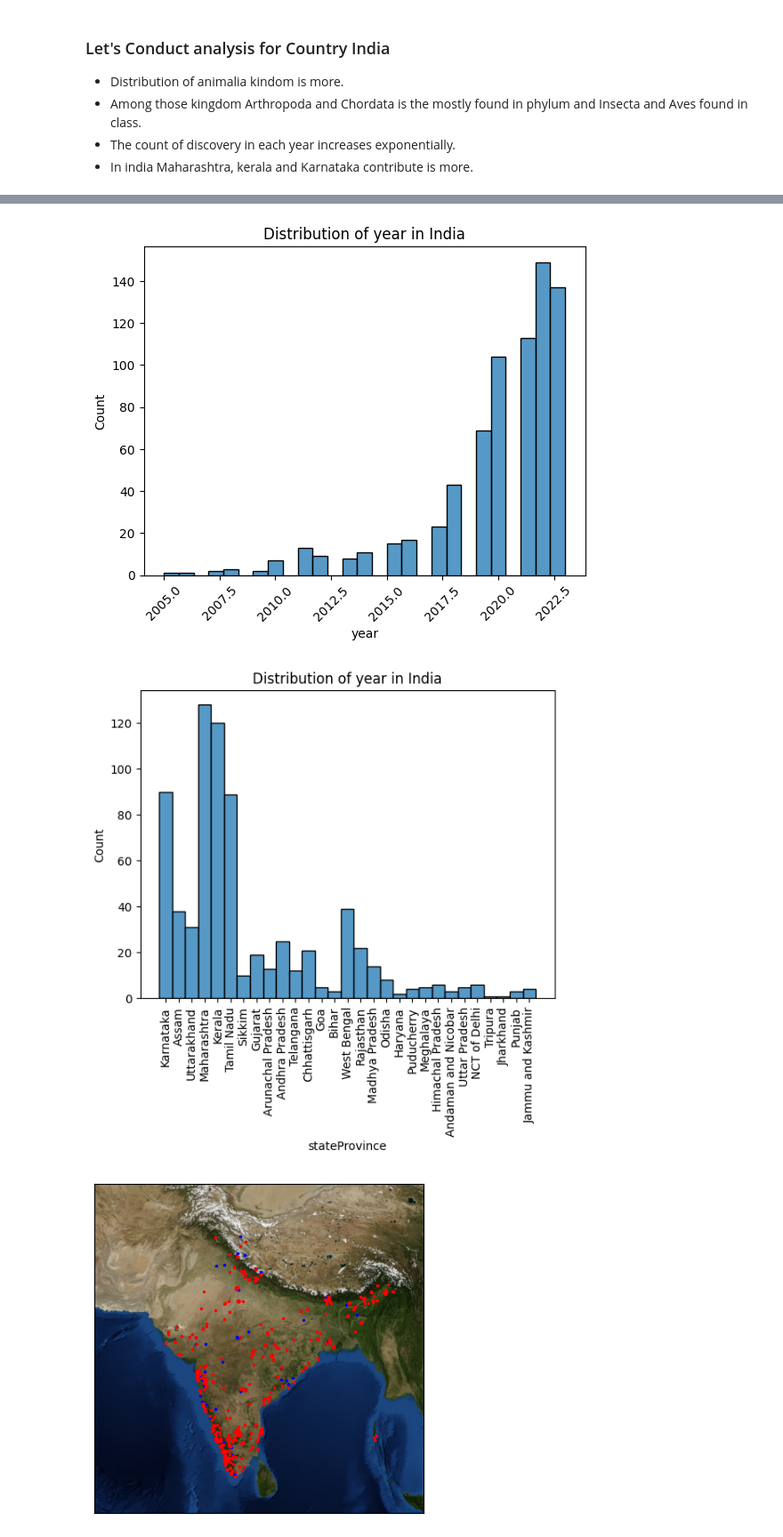
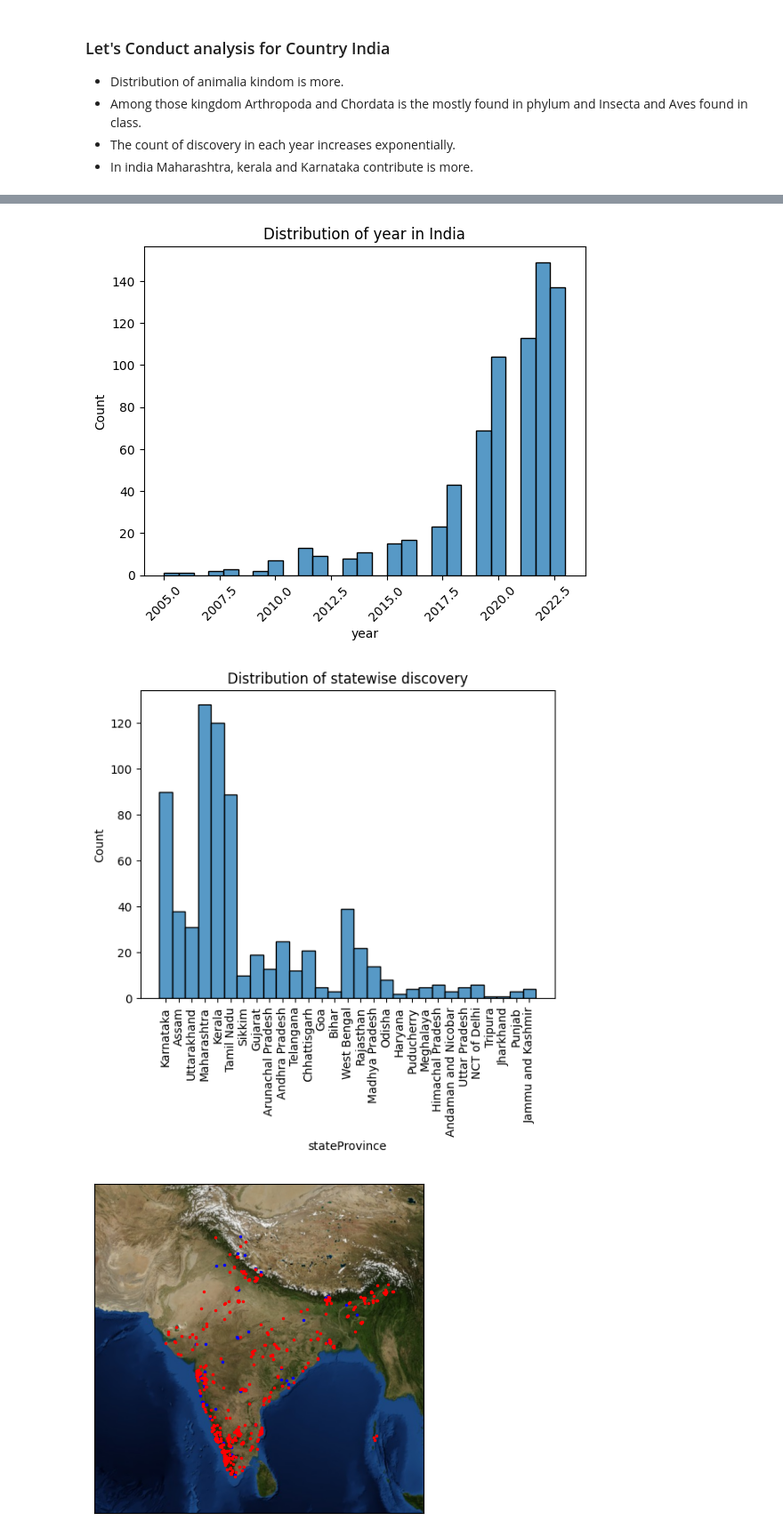
Before and after one commit to kunalgokhe/Analysis-on-observation-of-species, a Jupyter notebook: Code.ipynb, the cells around one changed output, grey strips where cells are left out. Shown at 89% size. Saved outputs shown, nothing was run; the diff lists cells and outputs as text; code cells hidden in the pictures.

```diff
--- a/Code.ipynb
+++ b/Code.ipynb
@@ -122,35 +123,35 @@ ani.save('op.gif')
 # %%
 data_india=data_cleaned[data_cleaned.countryCode=="IN"]
 
 sns.histplot(data_india['kingdom'])
 plt.title('Distribution of kingdom in India')
 plt.show()
 
 sns.histplot(data_india['phylum'])
 plt.xticks(rotation=45)
 plt.title('Distribution of phylum in India')
 plt.show()
 
 sns.histplot(data_india['class'])
 plt.xticks(rotation=45)
 plt.title('Distribution of class in India')
 plt.show()
 
 sns.histplot(data_india['year'])
 plt.xticks(rotation=45)
 plt.title('Distribution of year in India')
 plt.show()
 
 sns.histplot(data_india['stateProvince'])
 plt.xticks(rotation='vertical')
-plt.title('Distribution of year in India')
+plt.title('Distribution of statewise discovery')
 plt.show()
 # %% [output]
 [figure]
 [figure]
 [figure]
 [figure]
-[figure, old version]
+[figure, new version]
 # %%
 lat=data_india.decimalLatitude
 lon=data_india.decimalLongitude
```
Also changed, not shown: parts of 7 cells of this notebook, 1 other file.
